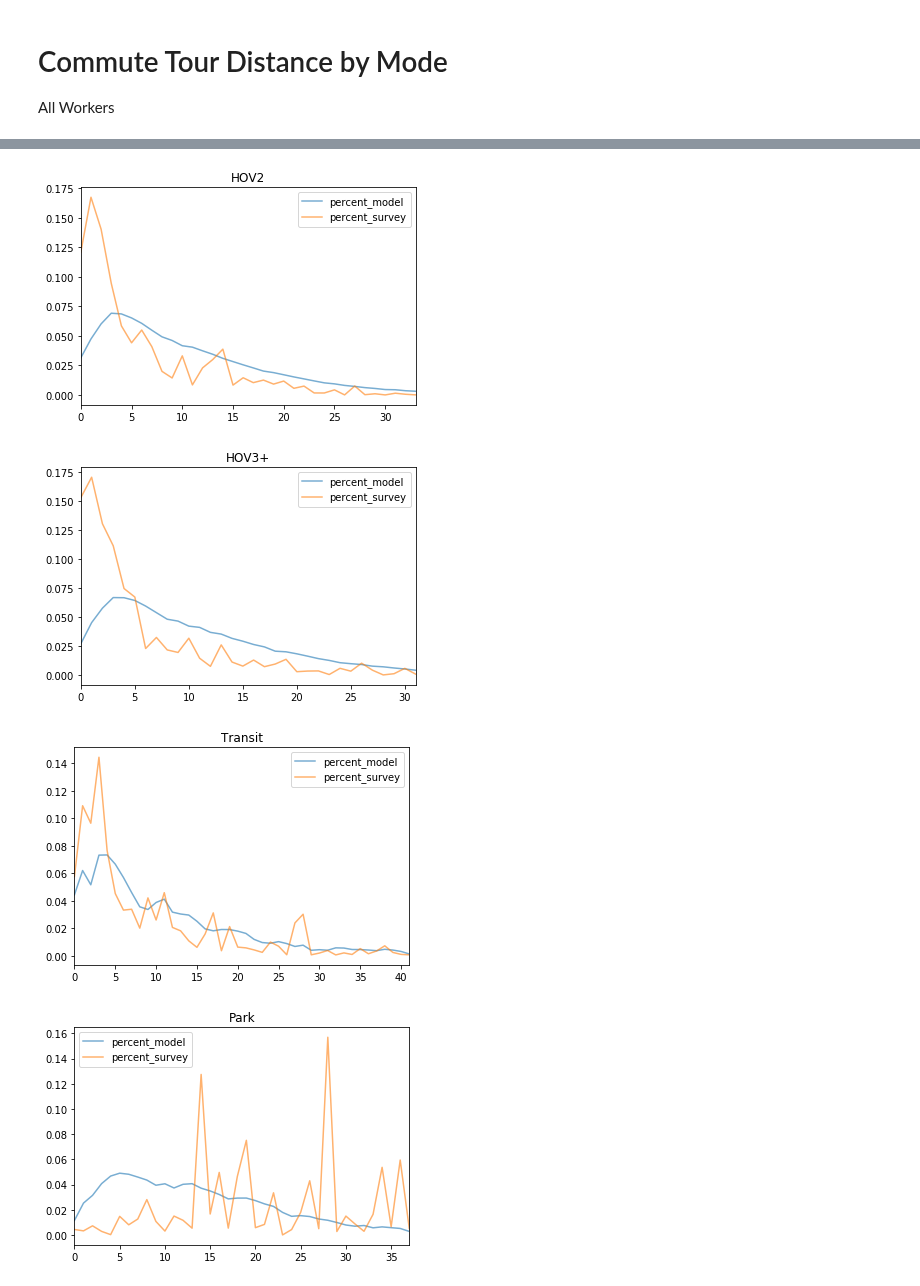
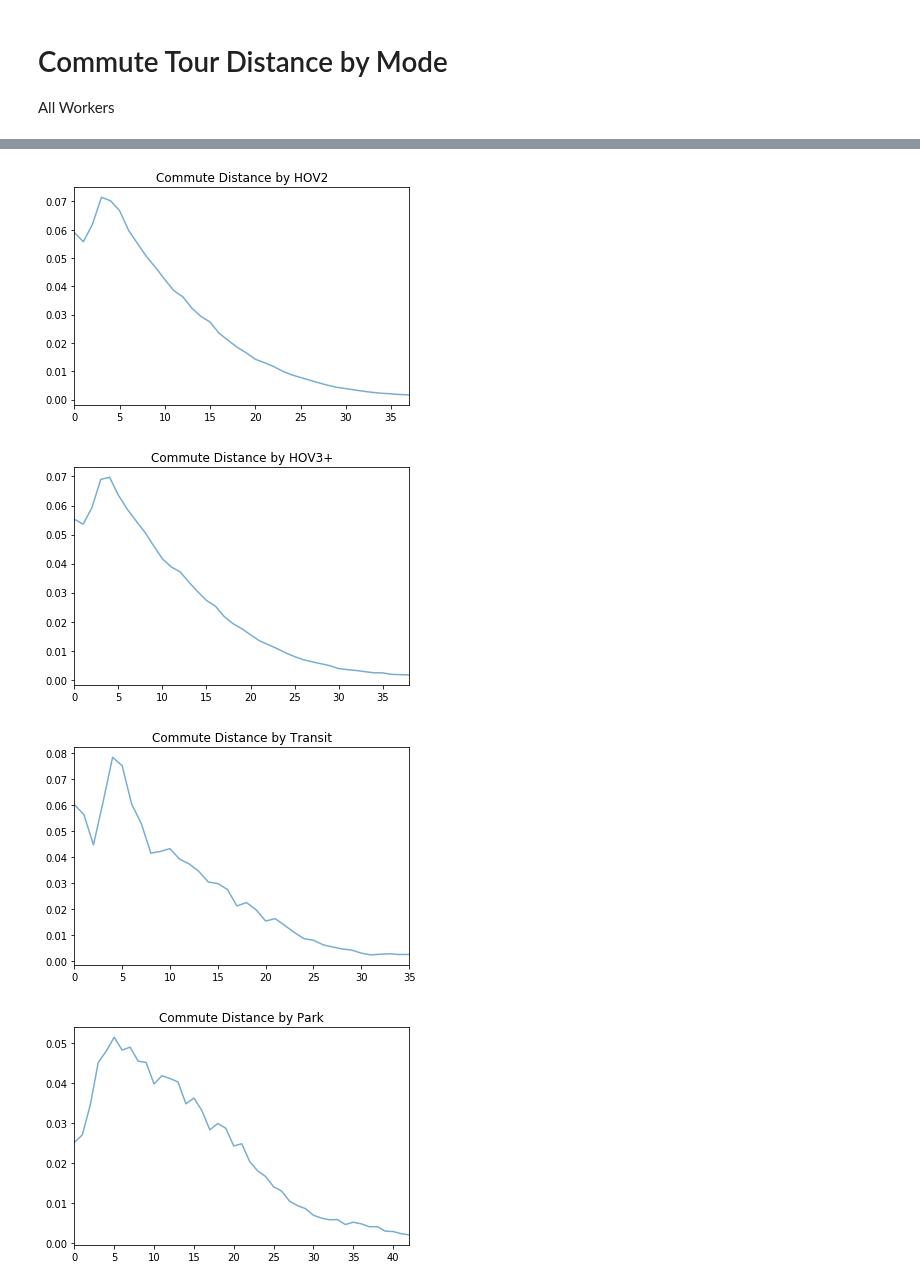
Before and after one commit to psrc/soundcast, a Jupyter notebook: scripts/summarize/notebooks/work.ipynb, the cells around one changed output, grey strips where cells are left out. Drawn from its saved outputs; the diff is of its cells as text; code cells hidden in the pictures.

```diff
--- a/scripts/summarize/notebooks/work.ipynb
+++ b/scripts/summarize/notebooks/work.ipynb
@@ -183,7 +184,10 @@ _df_survey = _df_survey[_df_survey['cumulative_percent'] <= 0.99]
 # %% [markdown]
 Weighted Average Distance
 # %%
-_df_merged = _df.merge(_df_survey, on='tautodist_bin', suffixes=['_model','_survey'])
-print('model: '+ str((_df_merged['toexpfac_model']*_df_merged['tautodist_bin']).sum()*1.0/_df_merged['toexpfac_model'].sum()))
-print('survey: '+ str((_df_merged['toexpfac_survey']*_df_merged['tautodist_bin']).sum()*1.0/_df_merged['toexpfac_survey'].sum()))
+if len(_df_survey) > 0:
+    _df_merged = _df.merge(_df_survey, on='tautodist_bin', suffixes=['_model','_survey'])
+    print('model: '+ str((_df_merged['toexpfac_model']*_df_merged['tautodist_bin']).sum()*1.0/_df_merged['toexpfac_model'].sum()))
+    print('survey: '+ str((_df_merged['toexpfac_survey']*_df_merged['tautodist_bin']).sum()*1.0/_df_merged['toexpfac_survey'].sum()))
+else:
+    print(str((_df['toexpfac']*_df['tautodist_bin']).sum()*1.0/_df['toexpfac'].sum()))
 # %% [output]
@@ -406,8 +424,9 @@ df = df[df['tmodetp'] != "-1"]
 for mode in df['tmodetp'].unique():
     _df = df[df['tmodetp'] == mode]
 
+
     if len(_df) > 0:
-
+        print(mode)
         _df = _df.groupby('tautodist_bin').sum()[['toexpfac']].reset_index()
 
         _df['percent'] = _df['toexpfac']/_df['toexpfac'].sum()
@@ -425,6 +444,10 @@ for mode in df['tmodetp'].unique():
         # remove records that are outside 99% of records
         _df_survey = _df_survey[_df_survey['cumulative_percent'] <= 0.99]
 
-        _df_merged = _df.merge(_df_survey, on='tautodist_bin', suffixes=['_model','_survey'])
-        _df_merged[['percent_model','percent_survey']].plot(alpha=0.6, title=mode)
+        fig, ax = plt.subplots()
+        if len(_df_survey > 0):
+            _df_merged = _df.merge(_df_survey, on='tautodist_bin', suffixes=['_model','_survey'])
+            _df_merged[['percent_model','percent_survey']].plot(alpha=0.6, title=mode)
+        else:
+            _df['percent'].plot(alpha=0.6, title='Commute Distance by '+str(mode))
 # %% [output]
@@ -434,4 +465,4 @@ for mode in df['tmodetp'].unique():
-[figure, old version]
+[figure, new version]
-[figure, old version]
+[figure, new version]
-[figure, old version]
+[figure, new version]
-[figure, old version]
+[figure, new version]
```
Also changed, not shown: parts of 18 cells of this notebook.
